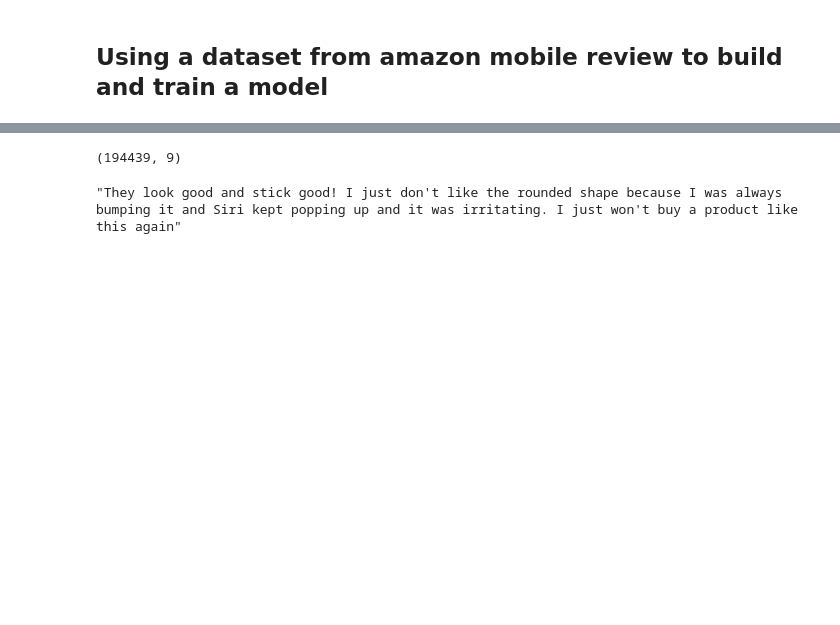
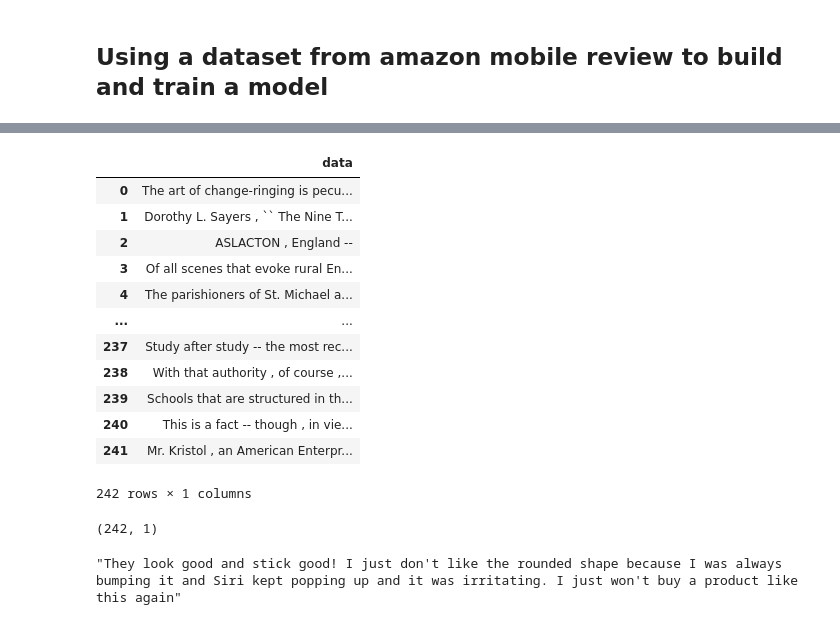
Before and after one commit to Mobusshar/NLP_Final_Project, a Jupyter notebook: Final Project - Gensim.ipynb, the cells around one changed output, grey strips where cells are left out. Drawn from its saved outputs; the diff is of its cells as text; code cells hidden in the pictures; blank space fills up the shorter version.

```diff
--- a/Final Project - Gensim.ipynb
+++ b/Final Project - Gensim.ipynb
@@ -14,10 +83,29 @@ df.head()
 | 2 | A2TMXE2AFO7ONB | 120401325X | Erica | [0, 0] | These are awesome and make my pho... | 5 | LOVE LOVE LOVE | 1403740800 | 06 26, 2014 |
 | 3 | AWJ0WZQYMYFQ4 | 120401325X | JM | [4, 4] | Item arrived in great time and wa... | 4 | Cute! | 1382313600 | 10 21, 2013 |
 | 4 | ATX7CZYFXI1KW | 120401325X | patrice m rogoza | [2, 3] | awesome! stays on, and looks grea... | 5 | leopard home button sticker for i... | 1359849600 | 02 3, 2013 |
+# %%
+df2 = pd.DataFrame(columns = ['data'])
+# %%
+df2.data = text2
+df2
+# %% [output]
+|  | data |
+| 0 | The art of change-ringing is pecu... |
+| 1 | Dorothy L. Sayers , `` The Nine T... |
+| 2 | ASLACTON , England -- |
+| 3 | Of all scenes that evoke rural En... |
+| 4 | The parishioners of St. Michael a... |
+| ... | ... |
+| 237 | Study after study -- the most rec... |
+| 238 | With that authority , of course ,... |
+| 239 | Schools that are structured in th... |
+| 240 | This is a fact -- though , in vie... |
+| 241 | Mr. Kristol , an American Enterpr... |
+242 rows × 1 columns
 # %%
-df.shape
+df2.shape
 # %% [output]
-(194439, 9)
+(242, 1)
 # %%
 df.reviewText[0]
 # %% [output]
```
Also changed, not shown: parts of 17 cells of this notebook.
